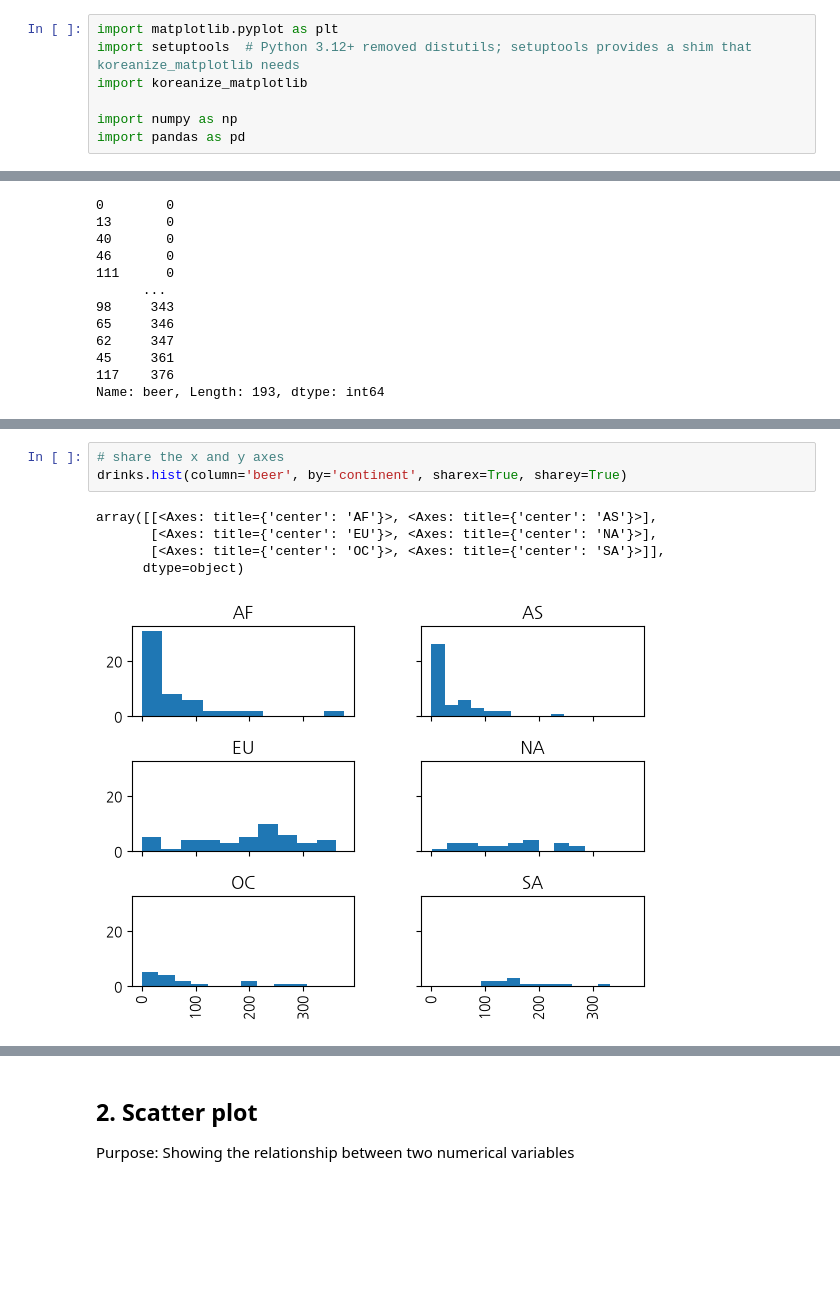
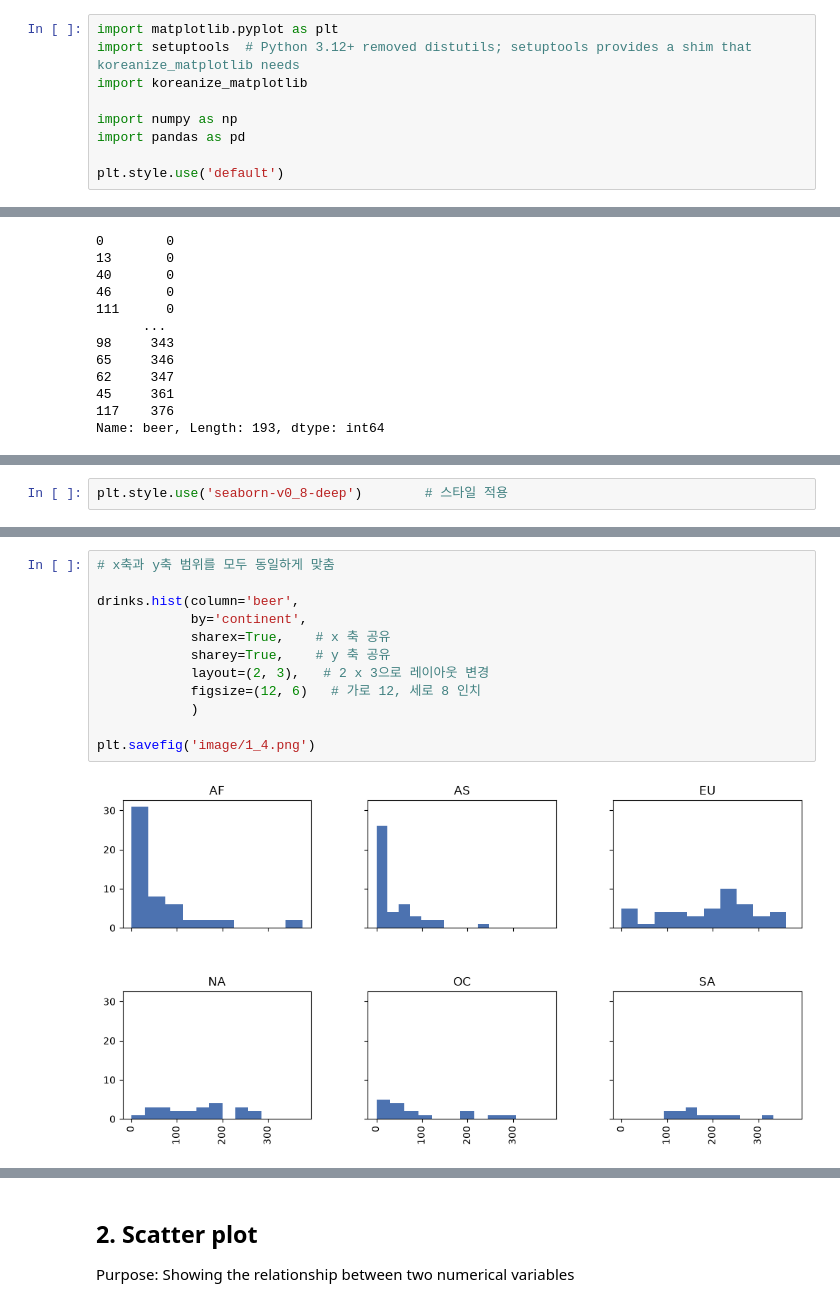
Before and after one commit to jslee-gses/code, a Jupyter notebook: lecture03_data_visualization/03_1_matplotlib.ipynb, the cells around one changed output, grey strips where cells are left out. Drawn from its saved outputs; the diff is of its cells as text; blank space fills up the shorter version.

```diff
--- a/lecture03_data_visualization/03_1_matplotlib.ipynb
+++ b/lecture03_data_visualization/03_1_matplotlib.ipynb
@@ -38,3 +24,5 @@ import koreanize_matplotlib
 
 import numpy as np
 import pandas as pd
+
+plt.style.use('default')
@@ -128,0 +96,2 @@ array([[<Axes: title={'center': 'beer'}>]], dtype=object)
+# %%
+plt.style.use('seaborn-v0_8-deep')        # 스타일 적용
@@ -147,9 +122,14 @@ array([[<Axes: title={'center': 'AF'}>, <Axes: title={'center': 'AS'}>],
 # %%
-# share the x and y axes
-drinks.hist(column='beer', by='continent', sharex=True, sharey=True)
+# x축과 y축 범위를 모두 동일하게 맞춤
+
+drinks.hist(column='beer',
+            by='continent',
+            sharex=True,    # x 축 공유
+            sharey=True,    # y 축 공유
+            layout=(2, 3),   # 2 x 3으로 레이아웃 변경
+            figsize=(12, 6)   # 가로 12, 세로 8 인치
+            )
+
+plt.savefig('image/1_4.png')
 # %% [output]
-array([[<Axes: title={'center': 'AF'}>, <Axes: title={'center': 'AS'}>],
-       [<Axes: title={'center': 'EU'}>, <Axes: title={'center': 'NA'}>],
-       [<Axes: title={'center': 'OC'}>, <Axes: title={'center': 'SA'}>]],
-      dtype=object)
-[figure, old version]
+[figure, new version]
```
Also changed, not shown: parts of 50 cells of this notebook.
